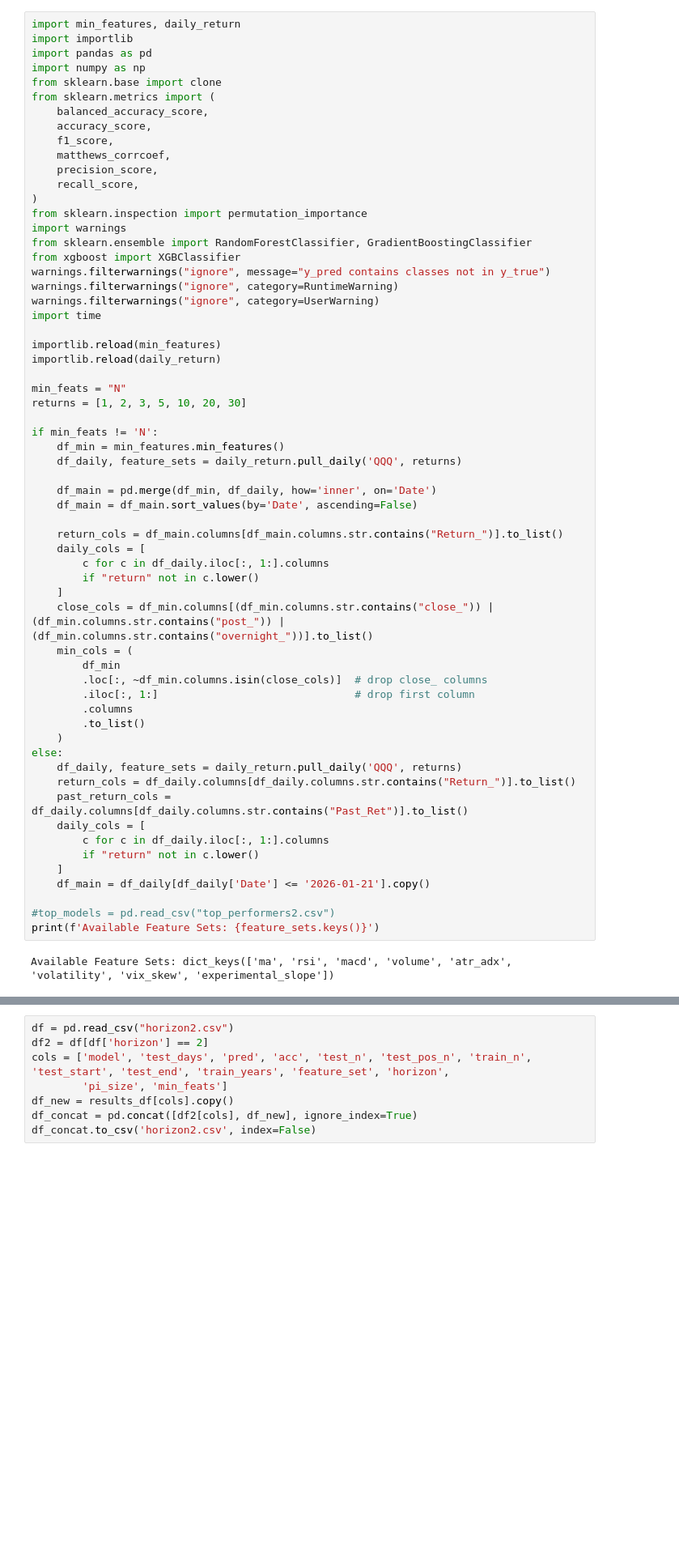
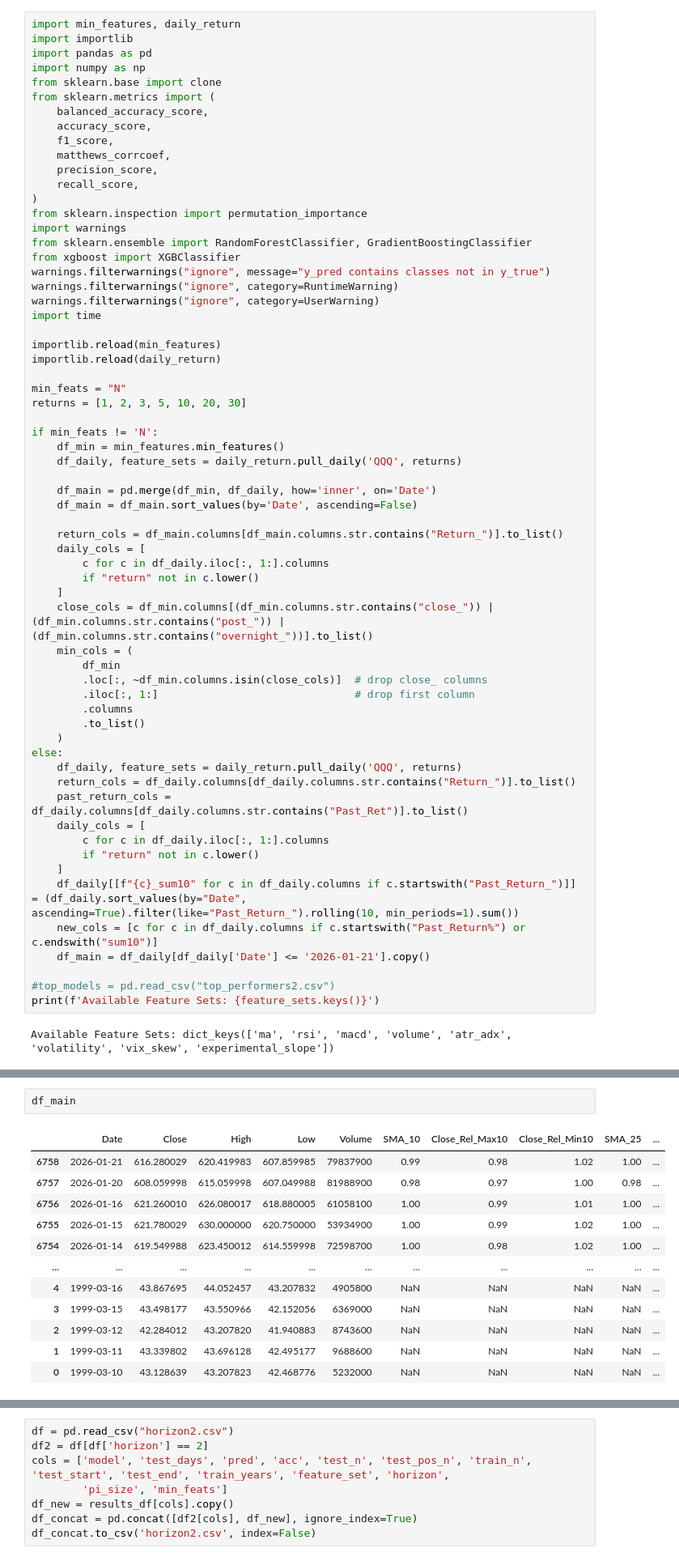
Before and after one commit to bchase17/Stocks, a Jupyter notebook: training.ipynb, the cells around one changed output, grey strips where cells are left out. Shown at 81% size. Saved outputs shown, nothing was run; the diff lists cells and outputs as text; blank space fills up the shorter version.

```diff
--- a/training.ipynb
+++ b/training.ipynb
@@ -55,6 +55,8 @@ else:
         c for c in df_daily.iloc[:, 1:].columns
         if "return" not in c.lower()
     ]
+    df_daily[[f"{c}_sum10" for c in df_daily.columns if c.startswith("Past_Return_")]] = (df_daily.sort_values(by="Date", ascending=True).filter(like="Past_Return_").rolling(10, min_periods=1).sum())
+    new_cols = [c for c in df_daily.columns if c.startswith("Past_Return%") or c.endswith("sum10")]
     df_main = df_daily[df_daily['Date'] <= '2026-01-21'].copy()
 
 #top_models = pd.read_csv("top_performers2.csv")
@@ -132,0 +66,15 @@ def new_features(df):
+# %%
+df_main
+# %% [output]
+|  | Date | Close | High | Low | Volume | SMA_10 | Close_Rel_Max10 | Close_Rel_Min10 | SMA_25 | ... |
+| 6758 | 2026-01-21 | 616.280029 | 620.419983 | 607.859985 | 79837900 | 0.99 | 0.98 | 1.02 | 1.00 | ... |
+| 6757 | 2026-01-20 | 608.059998 | 615.059998 | 607.049988 | 81988900 | 0.98 | 0.97 | 1.00 | 0.98 | ... |
+| 6756 | 2026-01-16 | 621.260010 | 626.080017 | 618.880005 | 61058100 | 1.00 | 0.99 | 1.01 | 1.00 | ... |
+| 6755 | 2026-01-15 | 621.780029 | 630.000000 | 620.750000 | 53934900 | 1.00 | 0.99 | 1.02 | 1.00 | ... |
+| 6754 | 2026-01-14 | 619.549988 | 623.450012 | 614.559998 | 72598700 | 1.00 | 0.98 | 1.02 | 1.00 | ... |
+| ... | ... | ... | ... | ... | ... | ... | ... | ... | ... | ... |
+| 4 | 1999-03-16 | 43.867695 | 44.052457 | 43.207832 | 4905800 | NaN | NaN | NaN | NaN | ... |
+| 3 | 1999-03-15 | 43.498177 | 43.550966 | 42.152056 | 6369000 | NaN | NaN | NaN | NaN | ... |
+| 2 | 1999-03-12 | 42.284012 | 43.207820 | 41.940883 | 8743600 | NaN | NaN | NaN | NaN | ... |
+| 1 | 1999-03-11 | 43.339802 | 43.696128 | 42.495177 | 9688600 | NaN | NaN | NaN | NaN | ... |
+| 0 | 1999-03-10 | 43.128639 | 43.207823 | 42.468776 | 5232000 | NaN | NaN | NaN | NaN | ... |
```
Also changed, not shown: parts of 4 cells of this notebook.
